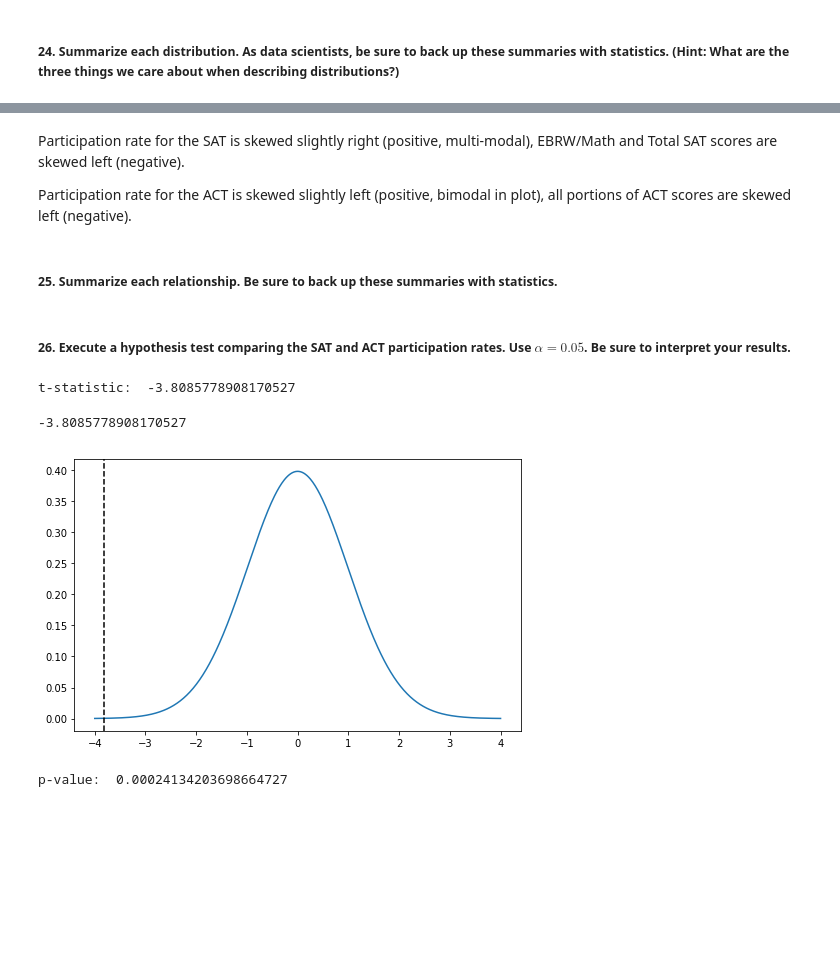
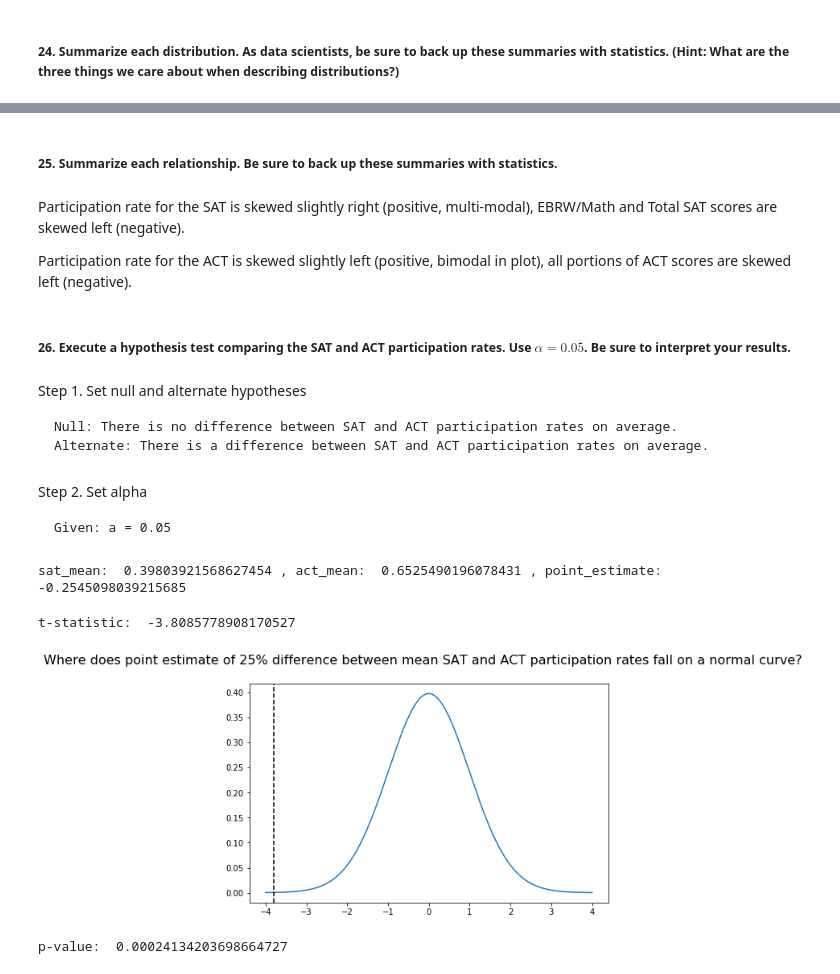
Before and after one commit to helencai62/SAT_participation_project, a Jupyter notebook: code/starter-code.ipynb, the cells around one changed output, grey strips where cells are left out. Saved outputs shown, nothing was run; the diff lists cells and outputs as text; code cells hidden in the pictures; blank space fills up the shorter version.

```diff
--- a/code/starter-code.ipynb
+++ b/code/starter-code.ipynb
@@ -5,21 +5,15 @@
 # %% [markdown]
 ##### 1. Load the data in using pandas.
 # %%
+import pandas as pd
 sat_csv = "/Users/chelen/Documents/ga/wk2/project-1/data/sat.csv"
 act_csv = "/Users/chelen/Documents/ga/wk2/project-1/data/act.csv"
 
-import pandas as pd
-sat = pd.read_csv(sat_csv)
-act = pd.read_csv(act_csv)
-
-#if we wanted to extract a variable in csv:
-    #salary = ath['Total Pay'].values.tolist()
+sat_df = pd.read_csv(sat_csv)
+act_df = pd.read_csv(act_csv)
 # %% [markdown]
 ##### 2. Print the first ten rows of each dataframe.
 # %%
-sat_df =pd.DataFrame(sat)
-act_df =pd.DataFrame(act)
-
 print(sat_df[:10])
 print(act_df[:10])
 # %% [output]
@@ -94,3 +87,7 @@ Composite        float64
 dtype: object
 # %% [markdown]
 ##### 6. Do any types need to be reassigned? If so, go ahead and do it.
+# %%
+sat_df.set_index('Unnamed: 0', inplace = True)
+act_df.set_index('Unnamed: 0', inplace = True)
+print(sat_df.dtypes)
@@ -268,0 +203,19 @@ dtype: object
+# %%
+merged_df.rename(columns = {
+                     'State': 'state',
+                     'Participation_x': 'participation_sat',
+                     'Evidence-Based Reading and Writing': 'ebrw_sat',
+                     'Math_x': 'math_sat',
+                     'Total': 'total_sat',
+                     'Participation_y': 'participation_act',
+                     'English': 'english_act',
+                     'Math_y': 'math_act',
+                     'Reading': 'reading_act',
+                     'Science': 'science_act',
+                     'Composite': 'composite_act'
+}, inplace = True)
+
+#alternative
+#merged_df.columns = ['index_sat', 'state', 'participation_sat', 'ebrw_sat', 'math_sat', 'total_sat', 'index_act', 'participation_act', 'english_act', 'math_act', 'reading_act', 'science_act', 'composite_act']
+
+merged_df.head()
@@ -523,6 +455,6 @@ num_df.tail()
+# %% [markdown]
+##### 25. Summarize each relationship. Be sure to back up these summaries with statistics.
 # %% [markdown]
 Participation rate for the SAT is skewed slightly right (positive, multi-modal), EBRW/Math and Total SAT scores are skewed left (negative).
 
 Participation rate for the ACT is skewed slightly left (positive, bimodal in plot), all portions of ACT scores are skewed left (negative).
-# %% [markdown]
-##### 25. Summarize each relationship. Be sure to back up these summaries with statistics.
@@ -541,31 +461,50 @@ print('sat_mean: ', sat_mean, ', act_mean: ', act_mean, ', point_estimate: ', sa
 # %% [markdown]
 ##### 26. Execute a hypothesis test comparing the SAT and ACT participation rates. Use $\alpha = 0.05$. Be sure to interpret your results.
+# %% [markdown]
+Step 1. Set null and alternate hypotheses
+
+    Null: There is no difference between SAT and ACT participation rates on average.
+    Alternate: There is a difference between SAT and ACT participation rates on average.
+# %% [markdown]
+Step 2. Set alpha
+
+    Given: a = 0.05
+# %%
+#Step 3. Calculate point estimate
+
+sat_mean = np.mean(merged_df['participation_sat'])
+act_mean = np.mean(merged_df['participation_act'])
+
+print('sat_mean: ', sat_mean, ', act_mean: ', act_mean, ', point_estimate: ', sat_mean - act_mean)
+# %% [output]
+sat_mean:  0.39803921568627454 , act_mean:  0.6525490196078431 , point_estimate:  -0.2545098039215685
 # %%
 #Step 4. Calculate a t-statistic
-#manual attempt
+
+#manual
 numer = sat_mean - act_mean
 denom = np.sqrt((np.var(merged_df['participation_sat']) / (len(merged_df['participation_sat'])-1)) + (np.var(merged_df['participation_act']) / (len(merged_df['participation_act'])-1)))
 t = numer / denom
+
 print('t-statistic: ', t)
 
-#with function
-result = stats.ttest_ind(merged_df['participation_sat'], merged_df['participation_act'])
+#function
+#result = stats.ttest_ind(merged_df['participation_sat'], merged_df['participation_act'])
 # %% [output]
 t-statistic:  -3.8085778908170527
--3.8085778908170527
 # %%
-#visualization of a normal distribution
+#visualizing normal distribution
 xpoints = np.linspace(-4,4,500)
 ypoints = stats.t.pdf(xpoints, (len(merged_df['participation_sat'])+len(merged_df['participation_act'])-2))
 
-import matplotlib.pyplot as plt
 fig = plt.figure(figsize = (8,5))
 ax = fig.gca()
 ax.plot(xpoints, ypoints);
 
-#showing our t-statistic as a reference line
-ax.axvline(t, color = 'black', linestyle = '--');
+plt.suptitle('Where does point estimate of 25% difference between mean SAT and ACT participation rates fall on a normal curve?', fontsize = 16)
+#showing t-statistic with reference line
+ax.axvline(t, color = 'black', linestyle = '--',label= 'T-statistic of point est 25% difference in participation rate');
 # %% [output]
-[figure, old version]
+[figure, new version]
 # %%
 #Step 5. Calculate p-value and interpret conclusion
```
Also changed, not shown: parts of 35 cells of this notebook, 1 other file.
